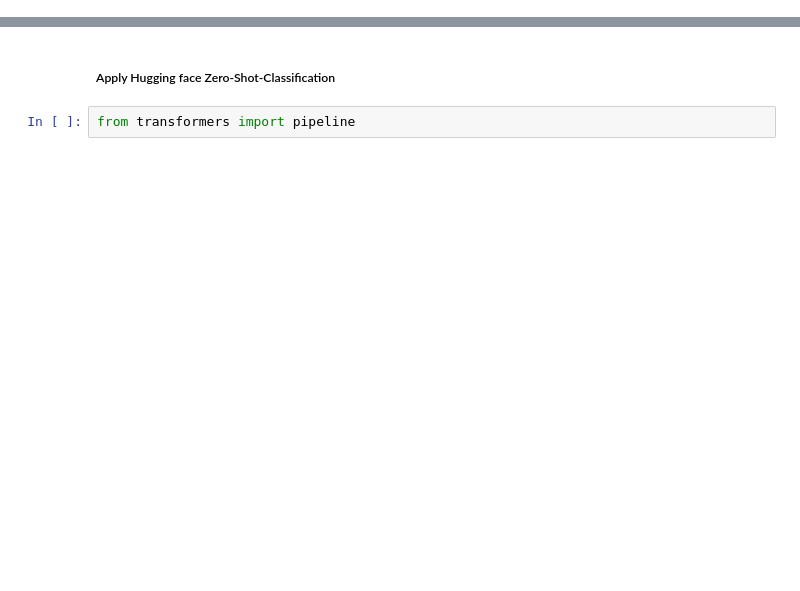
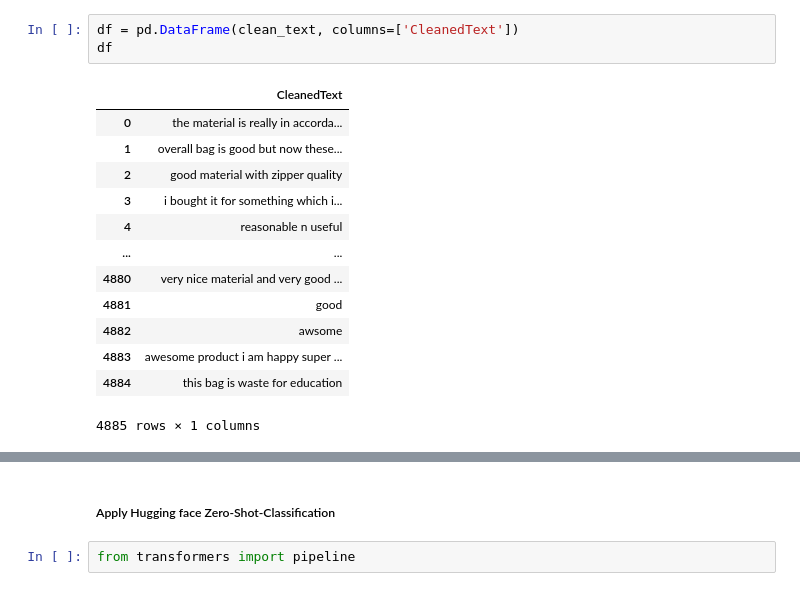
Before and after one commit to sudamah/nps_review_analysis, a Jupyter notebook: reviews_nlp.ipynb, the cells around one changed output, grey strips where cells are left out. Cells and saved outputs as stored; diff of their text form; blank space fills up the shorter version.

```diff
--- a/reviews_nlp.ipynb
+++ b/reviews_nlp.ipynb
@@ -45,0 +81,17 @@ df = review_df['CleanedText']
+# %%
+df = pd.DataFrame(clean_text, columns=['CleanedText'])
+df
+# %% [output]
+|  | CleanedText |
+| 0 | the material is really in accorda... |
+| 1 | overall bag is good but now these... |
+| 2 | good material with zipper quality |
+| 3 | i bought it for something which i... |
+| 4 | reasonable n useful |
+| ... | ... |
+| 4880 | very nice material and very good ... |
+| 4881 | good |
+| 4882 | awsome |
+| 4883 | awesome product i am happy super ... |
+| 4884 | this bag is waste for education |
+4885 rows × 1 columns
```
Also changed, not shown: parts of 17 cells of this notebook, 3 other files.
